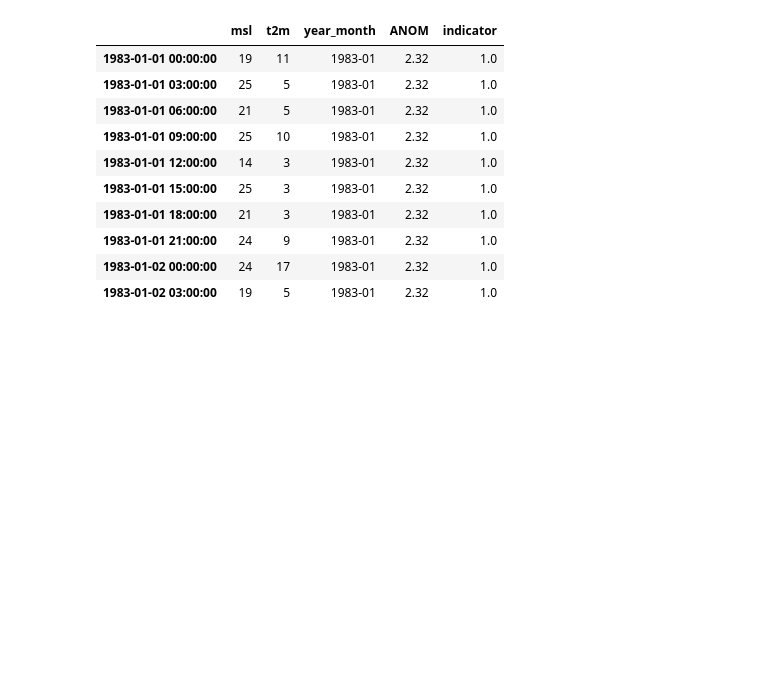
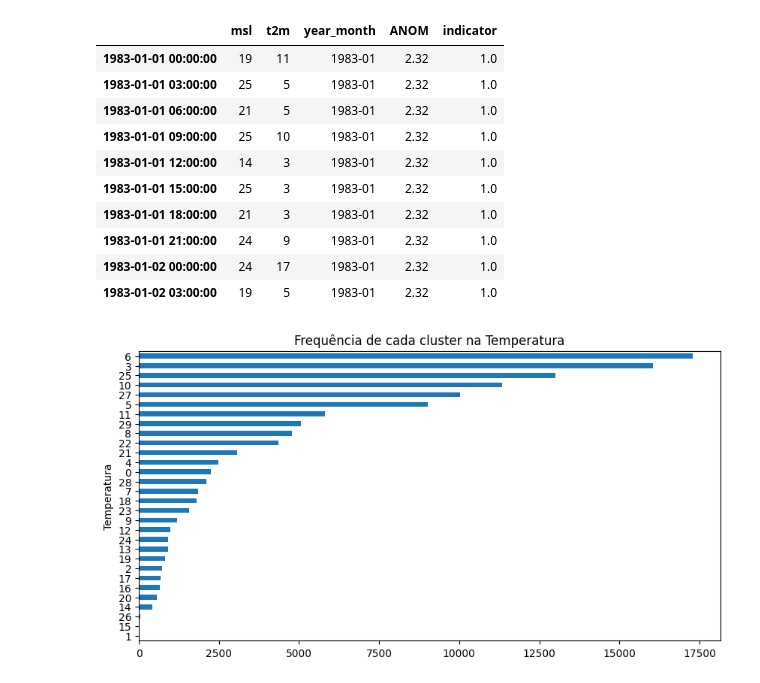
Before and after one commit to liviameinhardt/climate-clustering, a Jupyter notebook: clusters_analysis.ipynb, the cells around one changed output. Saved outputs shown, nothing was run; the diff lists cells and outputs as text; code cells hidden in the pictures; blank space fills up the shorter version.

```diff
--- a/clusters_analysis.ipynb
+++ b/clusters_analysis.ipynb
@@ -124,3 +124,22 @@ elnino.head(10)
 
 # plt.tight_layout()
 # plt.show()
+# %%
+df = elnino.copy()
+df['month'] = df.index.month
+df['year'] = df.index.year
+df['hour'] = df.index.hour
+df['night'] = False
+df.loc[df['hour'] < 8, 'night'] = True
+df.loc[df['hour'] > 19, 'night']= True
+# df.drop('hour', axis=1, inplace=True)
+# %%
+plt.figure(figsize=(10, 5))
+
+df.groupby('t2m').count().sort_values('ANOM')['ANOM'].plot(kind='barh')
+
+plt.ylabel('Temperatura')
+plt.title('Frequência de cada cluster na Temperatura')
+plt.show()
+# %% [output]
+[figure, added]
```
Also changed, not shown: parts of 15 cells of this notebook, 1 other file.
